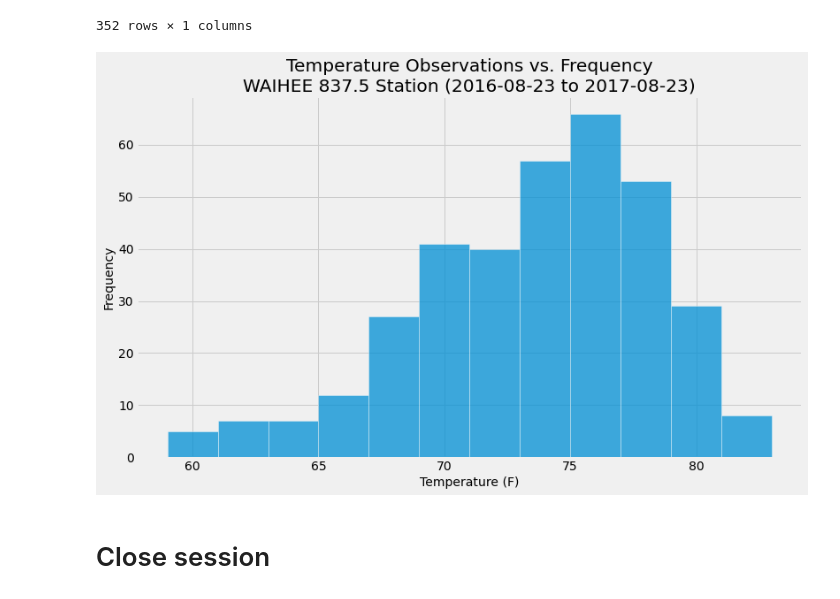
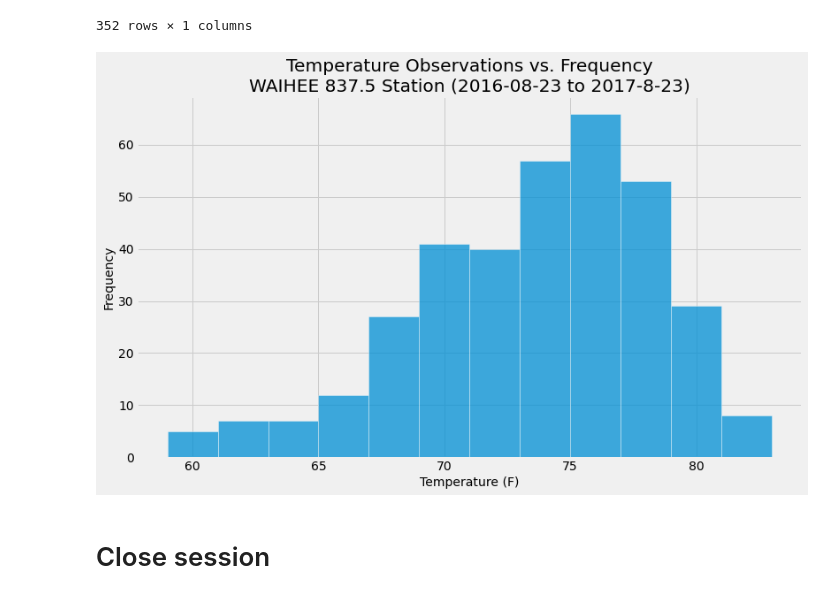
Before and after one commit to junettel/sqlalchemy-challenge, a Jupyter notebook: climate_analysis.ipynb, the cells around one changed output. Cells and saved outputs as stored; diff of their text form; code cells hidden in the pictures.

Commit message:
Analysis final with date rework

```diff
--- a/climate_analysis.ipynb
+++ b/climate_analysis.ipynb
@@ -79,16 +79,21 @@ elevation FLOAT
 # Exploratory Precipitation Analysis
 # %%
 # Find the most recent date in the data set.
-max_date = session.query(Measurement.date).order_by(Measurement.date.desc()).first()
-max_date
+latest_date = session.query(Measurement.date).order_by(Measurement.date.desc()).first()
+latest_date
 # %% [output]
 ('2017-08-23')
+# %%
+# Design a query to retrieve the last 12 months of precipitation data and plot the results.
+# Starting from the most recent data point in the database.
+max_date = list(np.ravel(latest_date))[0]
+max_date = dt.datetime.strptime(max_date, '%Y-%m-%d')
+max_year = int(dt.datetime.strftime(max_date, '%Y'))
+max_month = int(dt.datetime.strftime(max_date, '%m'))
+max_day = int(dt.datetime.strftime(max_date, '%d'))
 # %%
-# Design a query to retrieve the last 12 months of precipitation data and plot the results.
-# Starting from the most recent data point in the database.
-
 # Calculate the date one year from the last date in data set.
-min_date = dt.date(2017, 8, 23) - dt.timedelta(days=365)
+min_date = dt.date(max_year, max_month, max_day) - dt.timedelta(days=365)
 min_date
 # %% [output]
 datetime.date(2016, 8, 23)
@@ -277,21 +282,21 @@ most_active_year_df
 | 2017-08-18 | 79.0 |
 352 rows × 1 columns
 # %%
-title = (f'Temperature Observations vs. Frequency\nWAIHEE 837.5 Station ({min_date} to 2017-08-23)')
+title = (f'Temperature Observations vs. Frequency\nWAIHEE 837.5 Station ({min_date} to {max_year}-{max_month}-{max_day})')
 
 plt.rcParams['figure.figsize']=(12,7)
 plt.hist(most_active_year_df['tobs'], bins=12, edgecolor='white', alpha=0.75, zorder=3)
 
 plt.title(title)
 plt.xlabel('Temperature (F)', fontsize=14)
 plt.ylabel('Frequency', fontsize=14)
 plt.grid(zorder=0, alpha=1)
 
 plt.savefig('Images/temp_observation_histogram.png', bbox_inches='tight')
 
 plt.show()
 # %% [output]
-[figure, old version]
+[figure, new version]
 # %% [markdown]
 # Close session
 # %%
```
Also changed, not shown: parts of 1 cell of this notebook, 3 other files.
